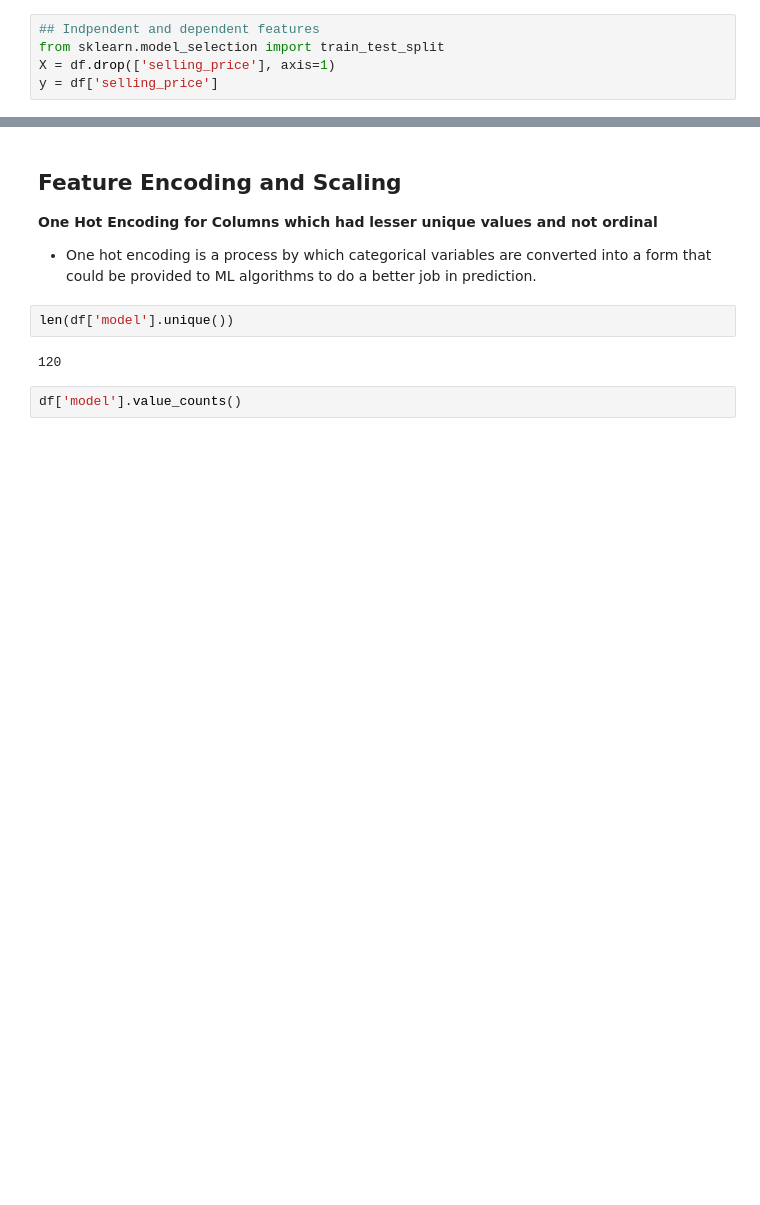
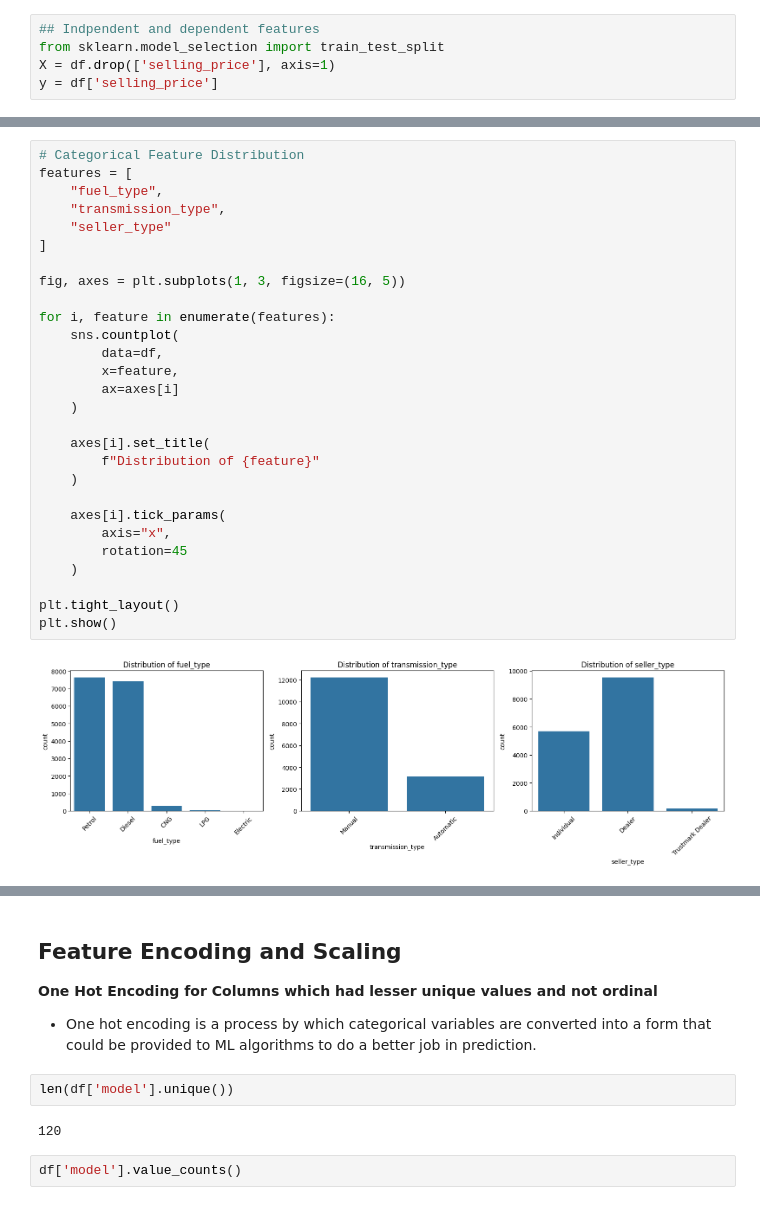
Before and after one commit to Sudip-2005/Car-Price-Prediction, a Jupyter notebook: Used_Car_Price_Prediction.ipynb, the cells around one changed output, grey strips where cells are left out. Drawn from its saved outputs; the diff is of its cells as text; blank space fills up the shorter version.

```diff
--- a/Used_Car_Price_Prediction.ipynb
+++ b/Used_Car_Price_Prediction.ipynb
@@ -147,0 +264,30 @@ X.head()
+# %%
+# Categorical Feature Distribution
+features = [
+    "fuel_type",
+    "transmission_type",
+    "seller_type"
+]
+
+fig, axes = plt.subplots(1, 3, figsize=(16, 5))
+
+for i, feature in enumerate(features):
+    sns.countplot(
+        data=df,
+        x=feature,
+        ax=axes[i]
+    )
+
+    axes[i].set_title(
+        f"Distribution of {feature}"
+    )
+
+    axes[i].tick_params(
+        axis="x",
+        rotation=45
+    )
+
+plt.tight_layout()
+plt.show()
+# %% [output]
+[figure, added]
```
Also changed, not shown: parts of 14 cells of this notebook.
